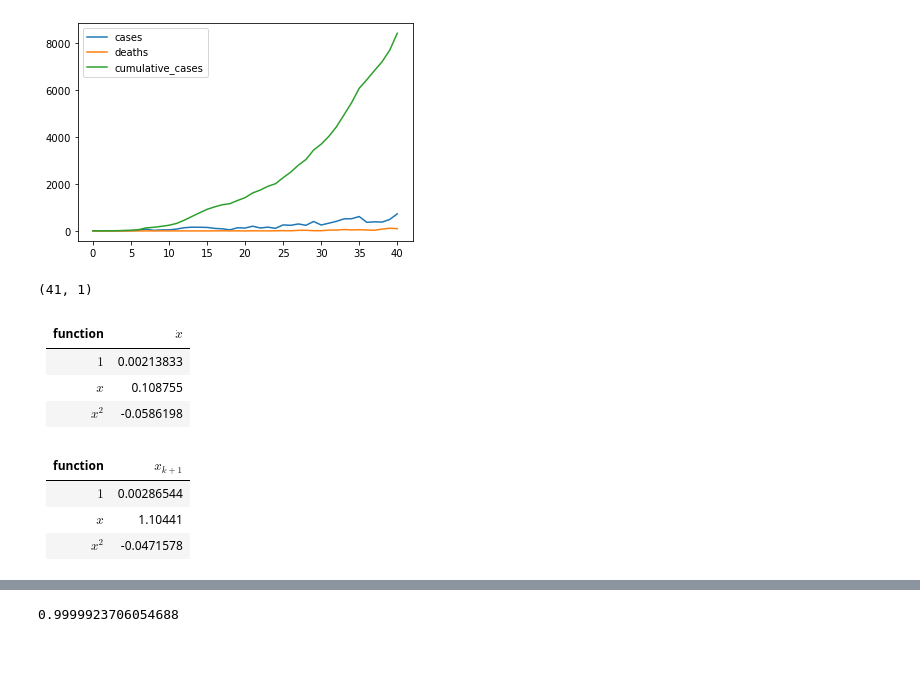
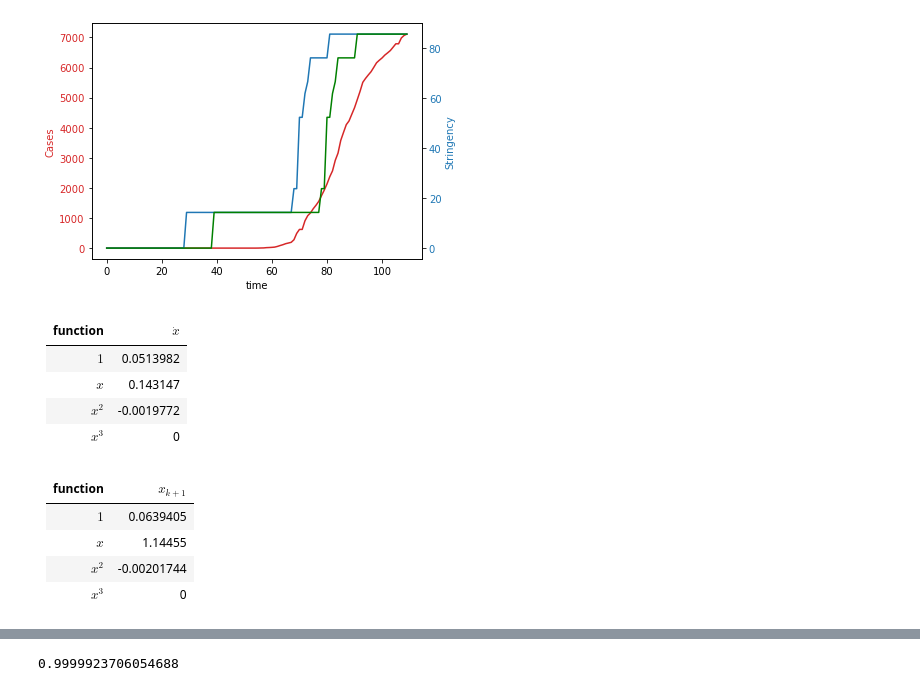
Before and after one commit to Kipre/EUDemographyCleaner, a Jupyter notebook: internship/covid.ipynb, the cells around one changed output, grey strips where cells are left out. Drawn from its saved outputs; the diff is of its cells as text; code cells hidden in the pictures; blank space fills up the shorter version.

```diff
--- a/internship/covid.ipynb
+++ b/internship/covid.ipynb
@@ -50,20 +50,0 @@ data = pd.read_csv('https://opendata.ecdc.europa.eu/covid19/casedistribution/csv
-# %%
-country_data = data[data['geoId'] == 'SE'].copy()
-country_data.loc[:, 'dateRep'] = pd.to_datetime(country_data['dateRep'], dayfirst=True)
-values = country_data.sort_values('dateRep')[['cases', 'deaths', 'popData2018']].values[60:]
-
-backscaling = 10000
-plt.plot(values[:, 0], label='cases')
-plt.plot(values[:, 1], label='deaths')
-plt.plot(np.cumsum(values[:, 0]), label='cumulative_cases')
-plt.legend()
-plt.plot()
-values[:, 0] = np.cumsum(values[:, 0])/backscaling
-values[:, 2] = values[:, 2]/1000000
-# %% [output]
-[figure, removed]
-# %%
-values = values[:, 0].reshape(-1, 1)
-values.shape
-# %% [output]
-(41, 1)
@@ -70,21 +62,53 @@ values.shape
+# %%
+country_data = original_data[original_data['CountryCode'] == 'NOR'].copy()
+values = country_data.sort_values('Date')[['ConfirmedCases']].values[1:]
+
+rescaling = 100
+
+t = range(len(values))
+fig, ax1 = plt.subplots()
+
+color = 'tab:red'
+ax1.set_xlabel('time')
+ax1.set_ylabel('Cases', color=color)
+ax1.plot(t, values[:, 0], label='cases', color=color)
+# ax1.plot(t, values[:, 1], label='deaths', color=color)
+ax1.tick_params(axis='y', labelcolor=color)
+
+ax2 = ax1.twinx()
+
+color = 'tab:blue'
+ax2.set_ylabel('Stringency', color=color)
+ax2.plot(t, country_data['StringencyIndexForDisplay'].iloc[:-1], color=color)
+ax2.plot(t, country_data['ShiftedStringency'].iloc[:-1], color='green')
+ax2.tick_params(axis='y', labelcolor=color)
+
+fig.tight_layout()
+plt.show()
+
+values = values/rescaling
+# %% [output]
+[figure, added]
 # %%
 dm, m = make_targets(values, derivative=False)
 derivatives, m = make_targets(values, deriv:=True)
-X, _ = make_polynomials(m, max_degree=2)
-dweights, _ = sparse_regression(X, derivatives, cutoff=1e-3)
-weights, _ = sparse_regression(X, dm, cutoff=1e-3)
+X, _ = make_polynomials(m, max_degree=3)
+dweights, _ = sparse_regression(X, derivatives[:, 0].reshape(-1, 1), cutoff=1e-4)
+weights, _ = sparse_regression(X, dm[:, 0].reshape(-1, 1), cutoff=1e-4)
 
 show_weights(dweights, derivative=True)
 show_weights(weights, derivative=False)
 # %% [output]
 | function   |   $\dot{x}$ |
 |:-----------|------------:|
-| $1$        |  0.00213833 |
-| $ x$       |  0.108755   |
-| $ x^2$     | -0.0586198  |
+| $1$        |   0.0513982 |
+| $ x$       |   0.143147  |
+| $ x^2$     |  -0.0019772 |
+| $ x^3$     |   0         |
 | function   |   $x_{k+1}$ |
 |:-----------|------------:|
-| $1$        |  0.00286544 |
-| $ x$       |  1.10441    |
-| $ x^2$     | -0.0471578  |
+| $1$        |  0.0639405  |
+| $ x$       |  1.14455    |
+| $ x^2$     | -0.00201744 |
+| $ x^3$     |  0          |
 # %%
```
Also changed, not shown: parts of 45 cells of this notebook, 5 other files.
